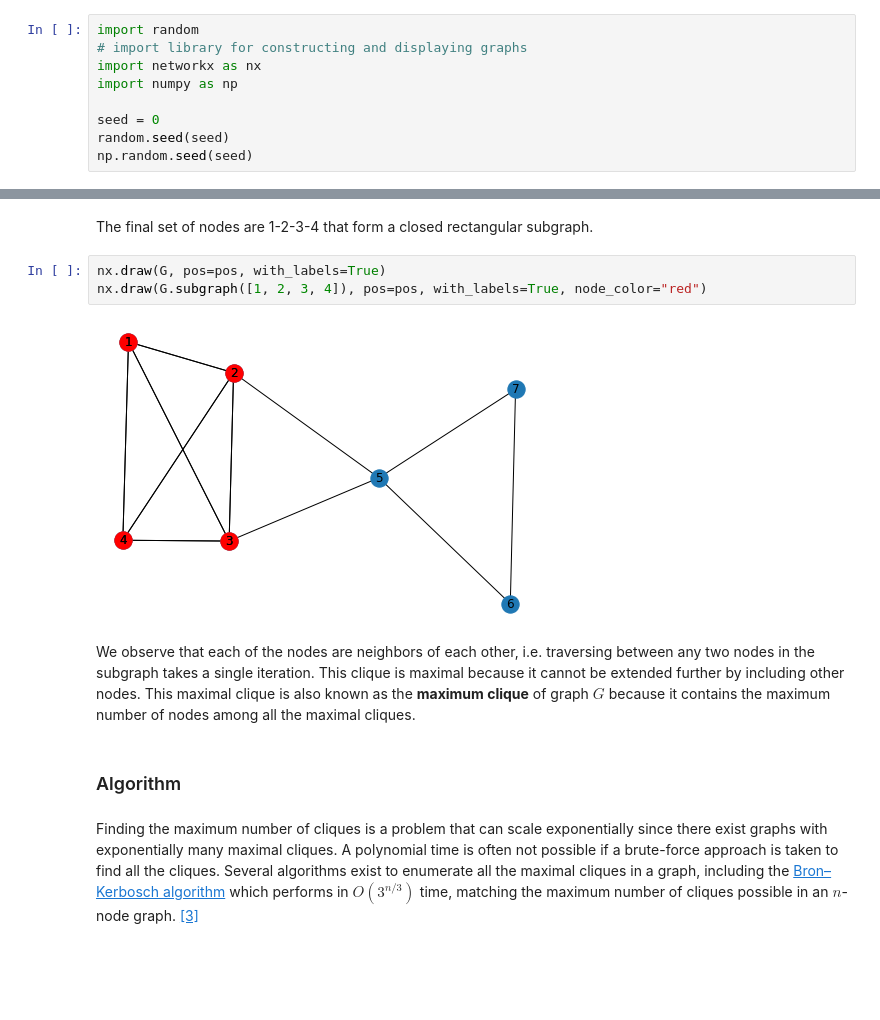
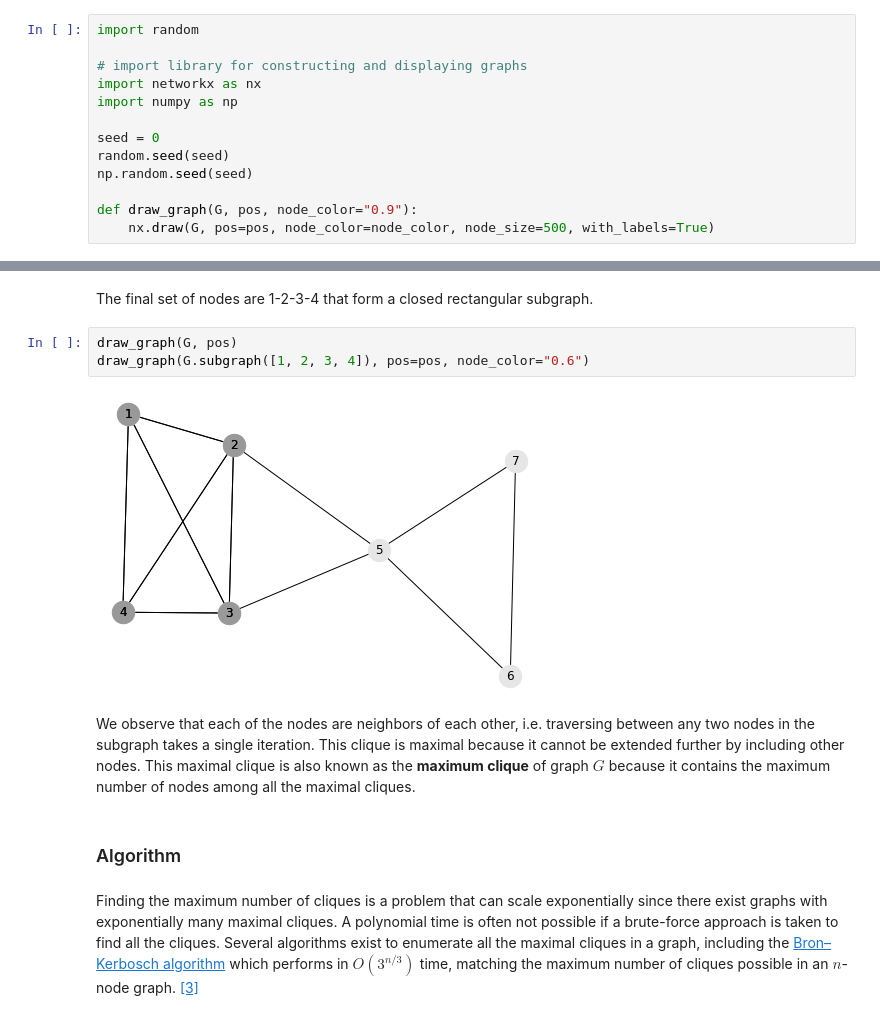
Before and after one commit to ribbas/grad_courses, a Jupyter notebook: 601.621_foundations_of_algorithms/proj/final.ipynb, the cells around one changed output, grey strips where cells are left out. Saved outputs shown, nothing was run; the diff lists cells and outputs as text; blank space fills up the shorter version.

```diff
--- a/601.621_foundations_of_algorithms/proj/final.ipynb
+++ b/601.621_foundations_of_algorithms/proj/final.ipynb
@@ -18,6 +42,7 @@ A __clique__ of a graph $G$ is a complete subgraph of $G$ such that every two di
 Consider the following graph:
 # %%
 import random
+
 # import library for constructing and displaying graphs
 import networkx as nx
 import numpy as np
@@ -25,6 +50,9 @@ import numpy as np
 seed = 0
 random.seed(seed)
 np.random.seed(seed)
+
+def draw_graph(G, pos, node_color="0.9"):
+    nx.draw(G, pos=pos, node_color=node_color, node_size=500, with_labels=True)
 # %%
 G = nx.Graph()  # instantiate an empty graph
 G.add_nodes_from(range(1, 8))  # add 7 nodes
@@ -69,14 +97,14 @@ For the same reasons as 5-6-7, this subgraph cannot be extended with neighbors o
 # %% [markdown]
 The final set of nodes are 1-2-3-4 that form a closed rectangular subgraph.
 # %%
-nx.draw(G, pos=pos, with_labels=True)
-nx.draw(G.subgraph([1, 2, 3, 4]), pos=pos, with_labels=True, node_color="red")
+draw_graph(G, pos)
+draw_graph(G.subgraph([1, 2, 3, 4]), pos=pos, node_color="0.6")
 # %% [output]
-[figure, old version]
+[figure, new version]
 # %% [markdown]
 We observe that each of the nodes are neighbors of each other, i.e. traversing between any two nodes in the subgraph takes a single iteration. This clique is maximal because it cannot be extended further by including other nodes. This maximal clique is also known as the __maximum clique__ of graph $G$ because it contains the maximum number of nodes among all the maximal cliques.
-# %% [markdown]
-### Algorithm
+# %% [markdown]
+### Algorithm <a class="anchor" id="algorithm"></a>
 # %% [markdown]
 Finding the maximum number of cliques is a problem that can scale exponentially since there exist graphs with exponentially many maximal cliques. A polynomial time is often not possible if a brute-force approach is taken to find all the cliques. Several algorithms exist to enumerate all the maximal cliques in a graph, including the [Bron–Kerbosch algorithm](https://en.wikipedia.org/wiki/Bron%E2%80%93Kerbosch_algorithm) which performs in $O(3^{n/3})$ time, matching the maximum number of cliques possible in an $n$-node graph. [\[3\]](#references)
 # %% [markdown]
```
Also changed, not shown: parts of 51 cells of this notebook.
